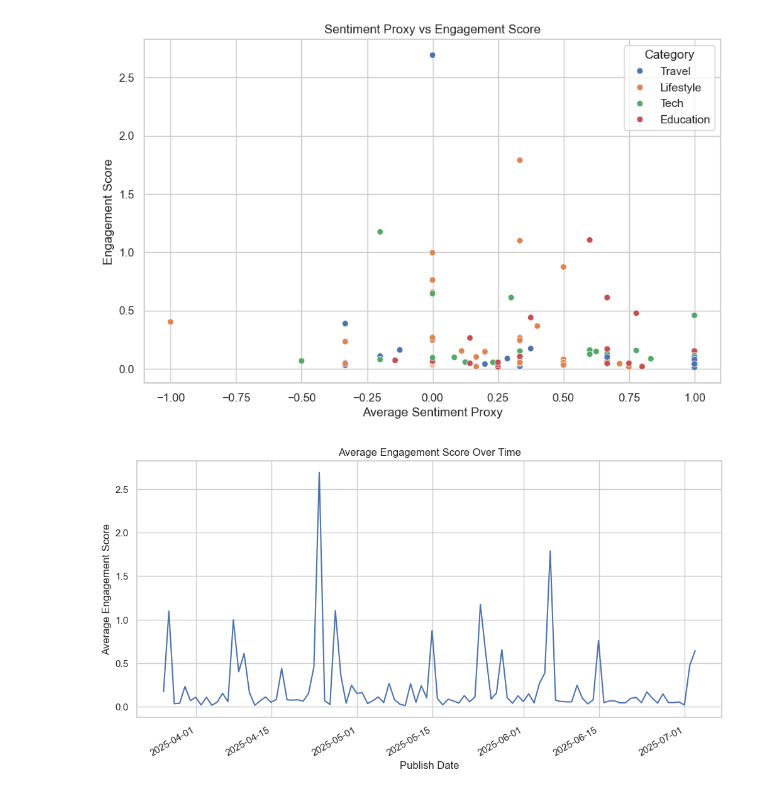
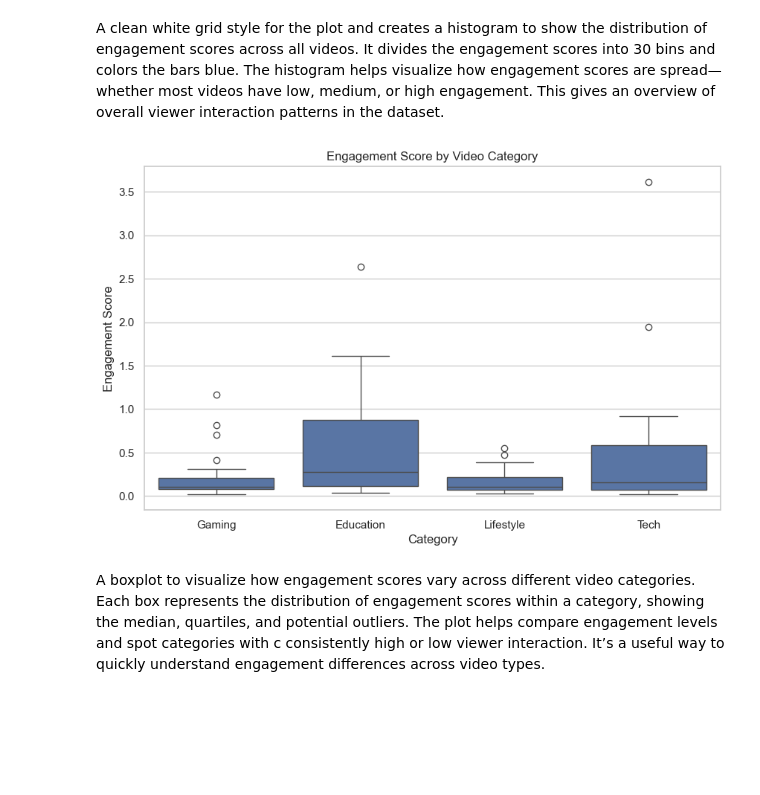
Before and after one commit to singhnupur1981/YouTube-Engagement-Analytics-using-Python, a Jupyter notebook: Youtube Analytics.ipynb, the cells around one changed output. Saved outputs shown, nothing was run; the diff lists cells and outputs as text; code cells hidden in the pictures; blank space fills up the shorter version.

```diff
--- a/Youtube Analytics.ipynb
+++ b/Youtube Analytics.ipynb
@@ -1 +5,3 @@
+# %%
+df = pd.read_csv("youtube_data..csv")
 # %%
@@ -84,10 +83,11 @@ plt.show()
+# %% [markdown]
+ A clean white grid style for the plot and creates a histogram to show the distribution of engagement scores across all videos. It divides the engagement scores into 30 bins and colors the bars blue. The histogram helps visualize how engagement scores are spread—whether most videos have low, medium, or high engagement. This gives an overview of overall viewer interaction patterns in the dataset.
 # %%
 plt.figure(figsize=(10,6))
-sns.scatterplot(x='avg_sentiment_proxy', y='engagement_score', data=df, hue='category')
-plt.title('Sentiment Proxy vs Engagement Score')
-plt.xlabel('Average Sentiment Proxy')
+sns.boxplot(x='category', y='engagement_score', data=df)
+plt.title('Engagement Score by Video Category')
+plt.xlabel('Category')
 plt.ylabel('Engagement Score')
-plt.legend(title='Category')
 plt.show()
 # %% [output]
-[figure, old version]
+[figure, new version]
@@ -97,13 +94,7 @@ engagement_over_time = df.groupby('publish_date')['engagement_score'].mean()
-# %%
-plt.figure(figsize=(12,6))
-engagement_over_time.plot()
-plt.title('Average Engagement Score Over Time')
-plt.xlabel('Publish Date')
-plt.ylabel('Average Engagement Score')
-plt.grid(True)
-plt.show()
-# %% [output]
-[figure, old version]
+# %% [markdown]
+ A boxplot to visualize how engagement scores vary across different video categories. Each box represents the distribution of engagement scores
+within a category, showing the median, quartiles, and potential outliers. The plot helps compare engagement levels and spot categories with c
+consistently high or low viewer interaction. It’s a useful way to quickly understand engagement differences across video types.
 # %%
 # Summary stats
 summary_stats = df.groupby('category').agg({
```
Also changed, not shown: parts of 25 cells of this notebook.
